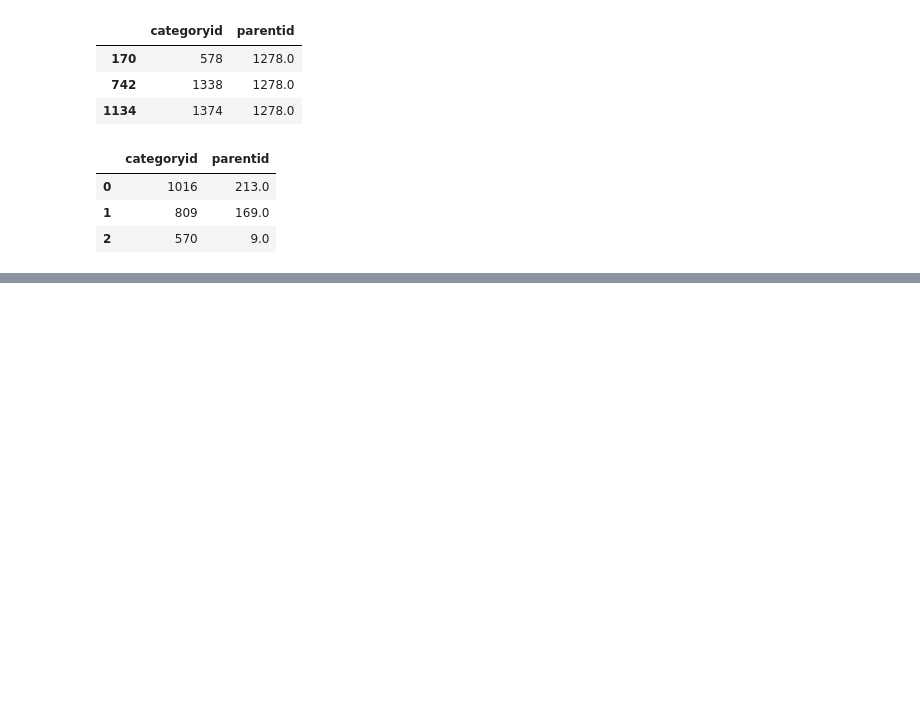
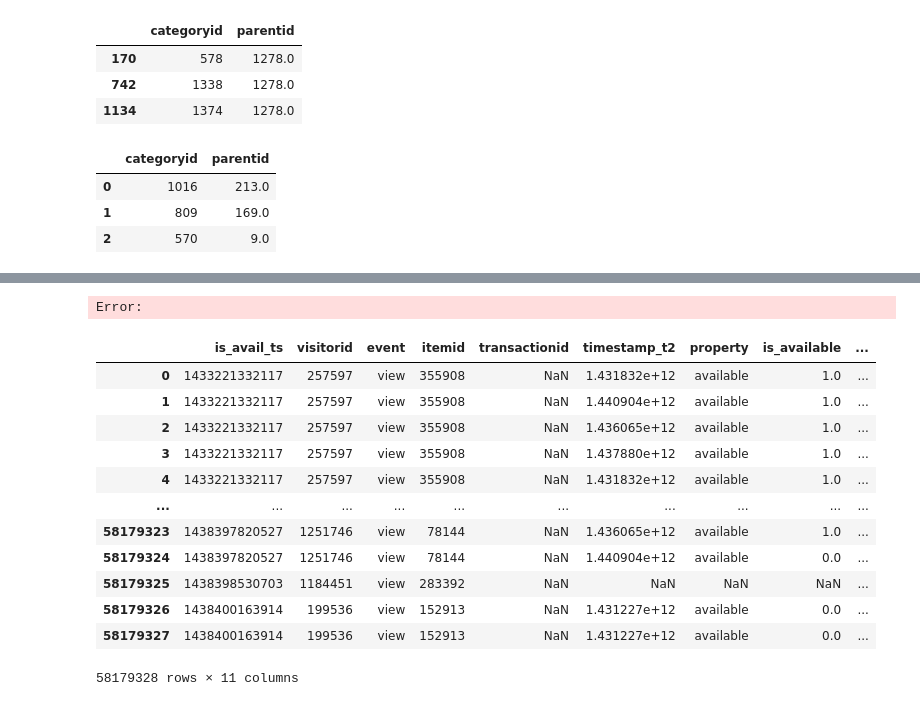
Before and after one commit to AndreyProkofiev/mle-pr-final, a Jupyter notebook: notebooks/eda.ipynb, the cells around one changed output, grey strips where cells are left out. Drawn from its saved outputs; the diff is of its cells as text; code cells hidden in the pictures; blank space fills up the shorter version.

```diff
--- a/notebooks/eda.ipynb
+++ b/notebooks/eda.ipynb
@@ -331,3 +331,25 @@ gc.collect()
 #                    on t1.itemid = t3.itemid
 #                    left join category_tree t4
 #                    on t4.categoryid = t3.value""")
+# %%
+merged = events.merge(
+    is_available,
+    how='left',
+    left_on='itemid',
+    right_on='itemid',
+    suffixes=('', '_t2')
+)
+
+# Переименуем столбцы из is_available
+merged.rename(columns={'timestamp': 'is_avail_ts', 'value': 'is_available'}, inplace=True)
+
+# Второй join: с category_prop (t3)
+merged = merged.merge(
+    category_prop,
+    how='left',
+    left_on='itemid',
+    right_on='itemid',
+    suffixes=('', '_t3')
+)
+# %%
+category_tree['categoryid'] = category_tree['categoryid'].astype(str)
@@ -333,0 +377,26 @@ gc.collect()
+# %%
+merged = merged.merge(
+    category_tree,
+    how='left',
+    left_on='value',  # предполагается, что 'value' из category_prop используется для связи
+    right_on='categoryid',
+    suffixes=('', '_t4')
+)
+# %% [output]
+Error:
+# %%
+merged
+# %% [output]
+|  | is_avail_ts | visitorid | event | itemid | transactionid | timestamp_t2 | property | is_available | ... |
+| 0 | 1433221332117 | 257597 | view | 355908 | NaN | 1.431832e+12 | available | 1.0 | ... |
+| 1 | 1433221332117 | 257597 | view | 355908 | NaN | 1.440904e+12 | available | 1.0 | ... |
+| 2 | 1433221332117 | 257597 | view | 355908 | NaN | 1.436065e+12 | available | 1.0 | ... |
+| 3 | 1433221332117 | 257597 | view | 355908 | NaN | 1.437880e+12 | available | 1.0 | ... |
+| 4 | 1433221332117 | 257597 | view | 355908 | NaN | 1.431832e+12 | available | 1.0 | ... |
+| ... | ... | ... | ... | ... | ... | ... | ... | ... | ... |
+| 58179323 | 1438397820527 | 1251746 | view | 78144 | NaN | 1.436065e+12 | available | 1.0 | ... |
+| 58179324 | 1438397820527 | 1251746 | view | 78144 | NaN | 1.440904e+12 | available | 0.0 | ... |
+| 58179325 | 1438398530703 | 1184451 | view | 283392 | NaN | NaN | NaN | NaN | ... |
+| 58179326 | 1438400163914 | 199536 | view | 152913 | NaN | 1.431227e+12 | available | 0.0 | ... |
+| 58179327 | 1438400163914 | 199536 | view | 152913 | NaN | 1.431227e+12 | available | 0.0 | ... |
+58179328 rows × 11 columns
```
Also changed, not shown: parts of 6 cells of this notebook.
